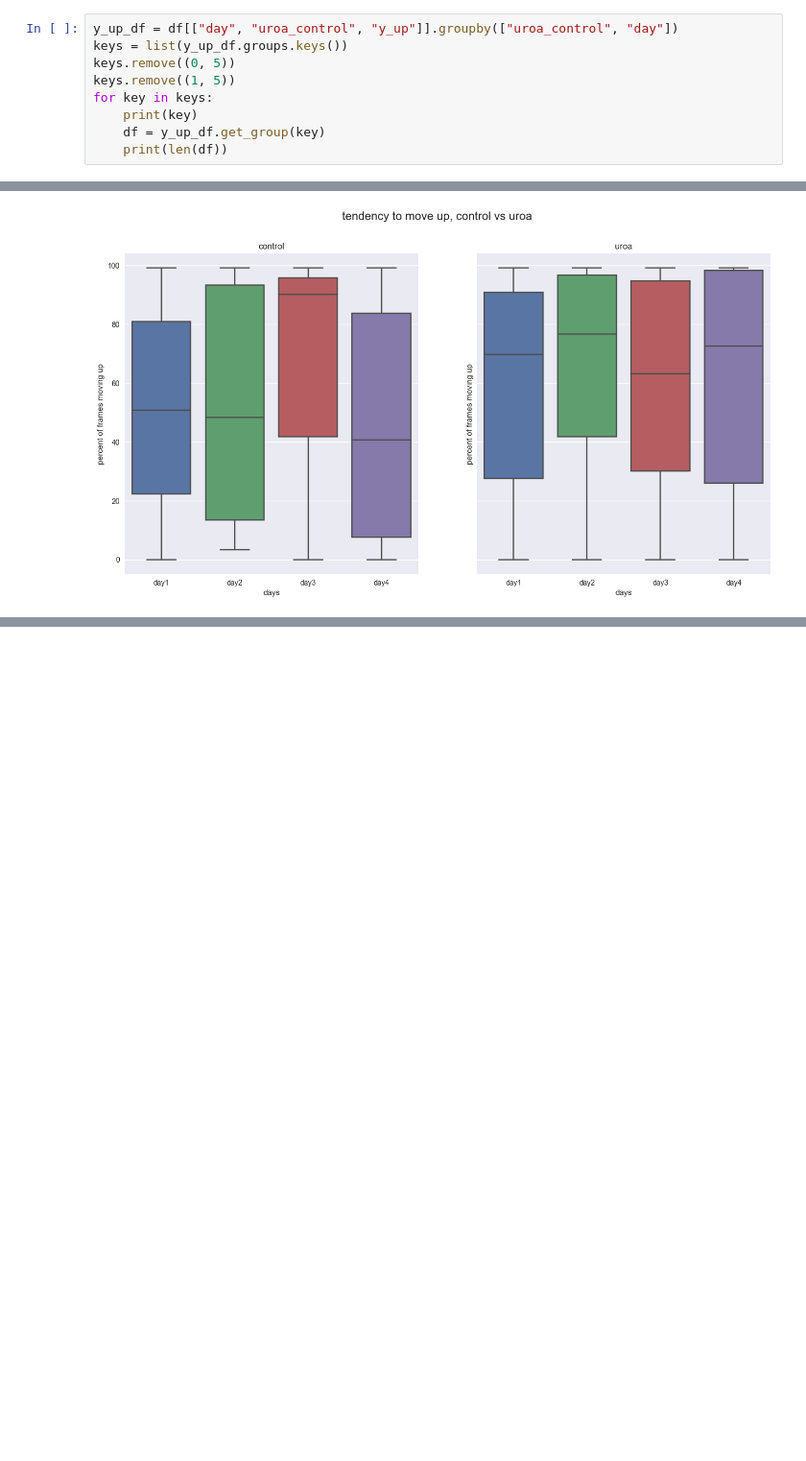
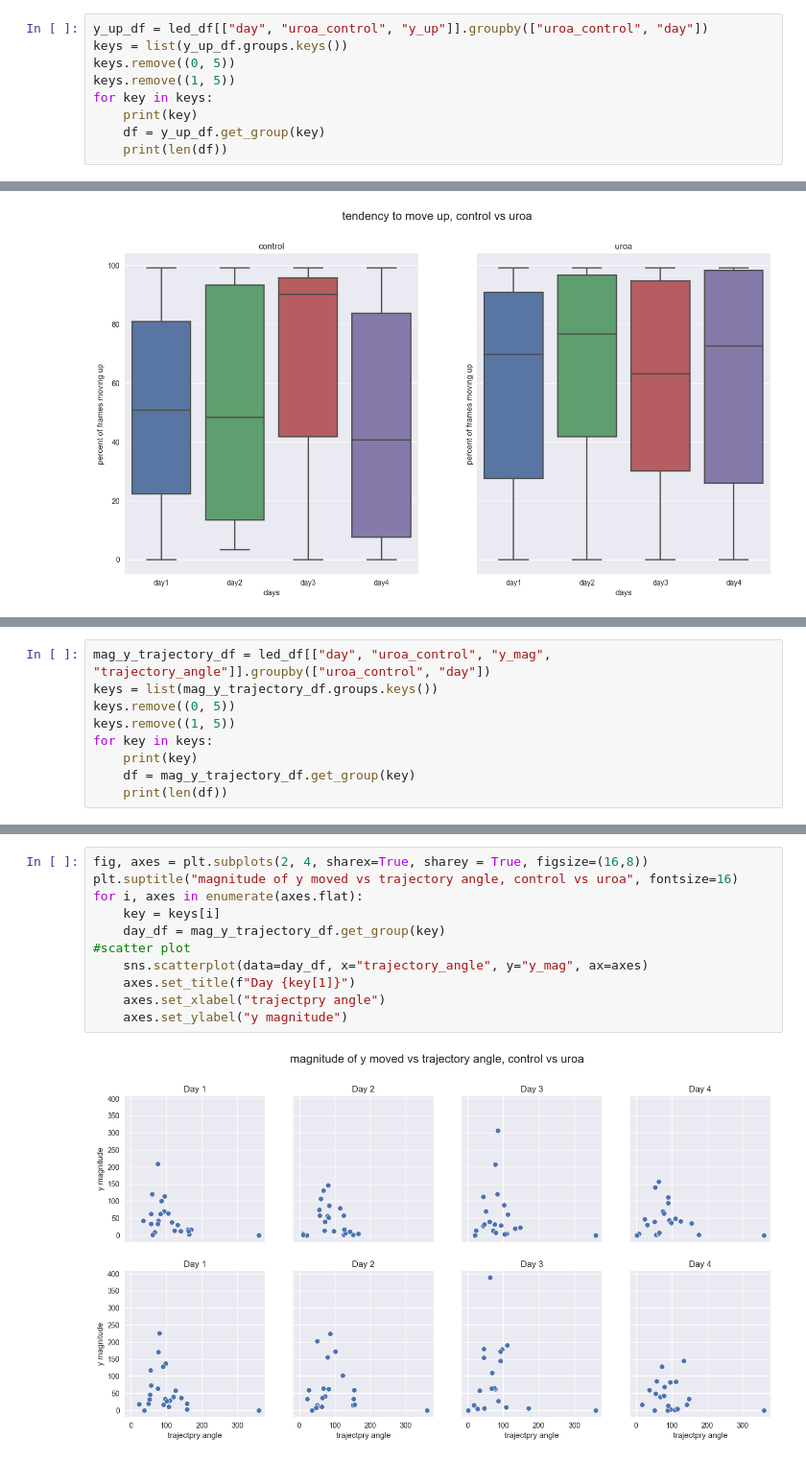
Before and after one commit to teesha902/FYP_ASMLab, a Jupyter notebook: visualisation.ipynb, the cells around one changed output, grey strips where cells are left out. Shown at 96% size. Cells and saved outputs as stored; diff of their text form; blank space fills up the shorter version.

Commit message:
finished random subset, ymag vs trajectory

```diff
--- a/visualisation.ipynb
+++ b/visualisation.ipynb
@@ -336,7 +346,7 @@ plt.show()
 # %% [markdown]
 ### histogram for tendency to move upwards
 # %%
-y_up_df = df[["day", "uroa_control", "y_up"]].groupby(["uroa_control", "day"])
+y_up_df = led_df[["day", "uroa_control", "y_up"]].groupby(["uroa_control", "day"])
 keys = list(y_up_df.groups.keys())
 keys.remove((0, 5))
 keys.remove((1, 5))
@@ -429,0 +442,9 @@ for i, axes in enumerate(axes.flat):
+# %%
+mag_y_trajectory_df = led_df[["day", "uroa_control", "y_mag", "trajectory_angle"]].groupby(["uroa_control", "day"])
+keys = list(mag_y_trajectory_df.groups.keys())
+keys.remove((0, 5))
+keys.remove((1, 5))
+for key in keys:
+    print(key)
+    df = mag_y_trajectory_df.get_group(key)
+    print(len(df))
@@ -429,0 +468,13 @@ for i, axes in enumerate(axes.flat):
+# %%
+fig, axes = plt.subplots(2, 4, sharex=True, sharey = True, figsize=(16,8))
+plt.suptitle("magnitude of y moved vs trajectory angle, control vs uroa", fontsize=16)
+for i, axes in enumerate(axes.flat):
+    key = keys[i]
+    day_df = mag_y_trajectory_df.get_group(key)
+#scatter plot
+    sns.scatterplot(data=day_df, x="trajectory_angle", y="y_mag", ax=axes)
+    axes.set_title(f"Day {key[1]}")
+    axes.set_xlabel("trajectpry angle")
+    axes.set_ylabel("y magnitude")
+# %% [output]
+[figure, added]
```
Also changed, not shown: parts of 10 cells of this notebook, 2 other files.
